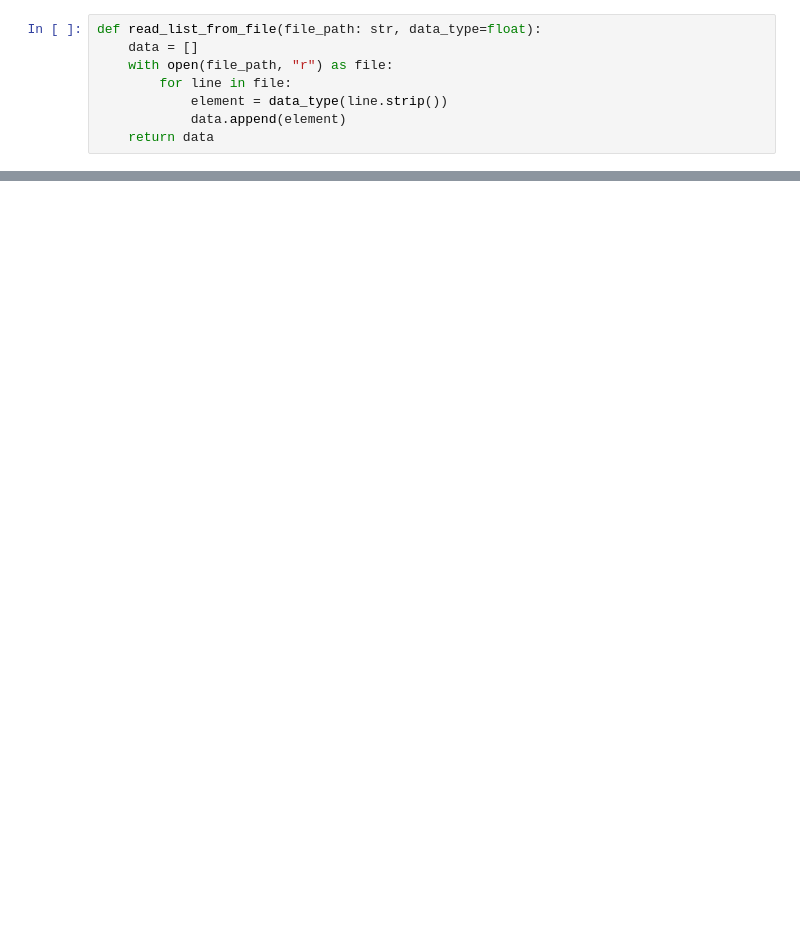
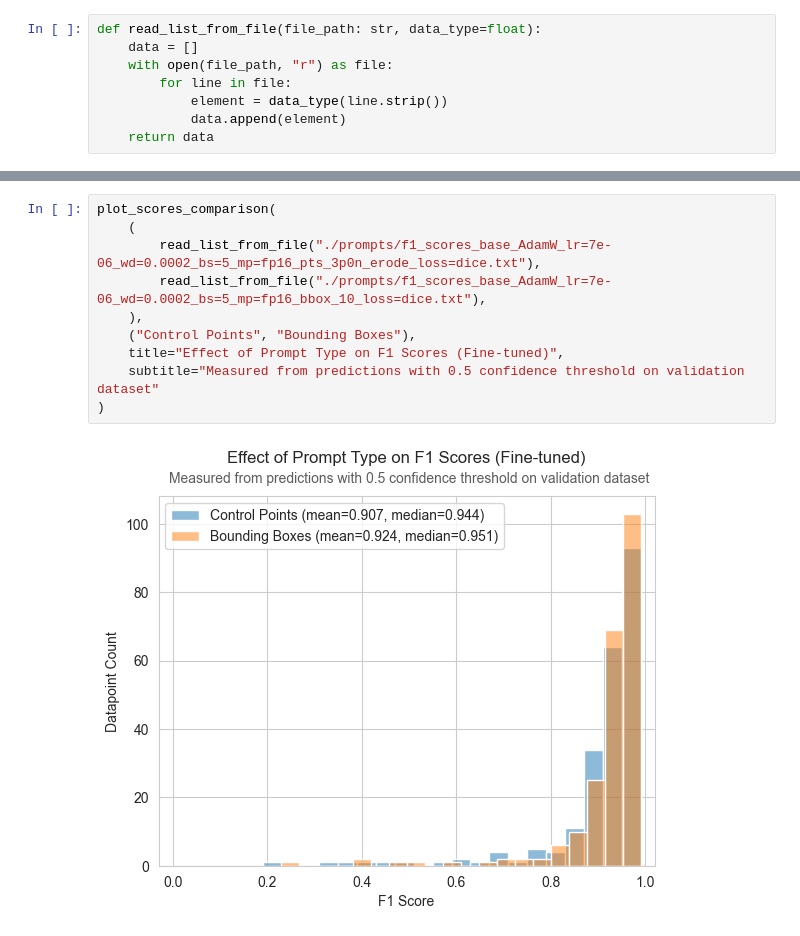
Before and after one commit to geo-smart/elwha_segmentation, a Jupyter notebook: book/experiments/plotting.ipynb, the cells around one changed output, grey strips where cells are left out. Drawn from its saved outputs; the diff is of its cells as text; blank space fills up the shorter version.

```diff
--- a/book/experiments/plotting.ipynb
+++ b/book/experiments/plotting.ipynb
@@ -124,0 +131,12 @@ plot_scores_comparison(
+# %%
+plot_scores_comparison(
+    (
+        read_list_from_file("./prompts/f1_scores_base_AdamW_lr=7e-06_wd=0.0002_bs=5_mp=fp16_pts_3p0n_erode_loss=dice.txt"),
+        read_list_from_file("./prompts/f1_scores_base_AdamW_lr=7e-06_wd=0.0002_bs=5_mp=fp16_bbox_10_loss=dice.txt"),
+    ),
+    ("Control Points", "Bounding Boxes"),
+    title="Effect of Prompt Type on F1 Scores (Fine-tuned)",
+    subtitle="Measured from predictions with 0.5 confidence threshold on validation dataset"
+)
+# %% [output]
+[figure, added]
```
Also changed, not shown: parts of 17 cells of this notebook, 10 other files.
